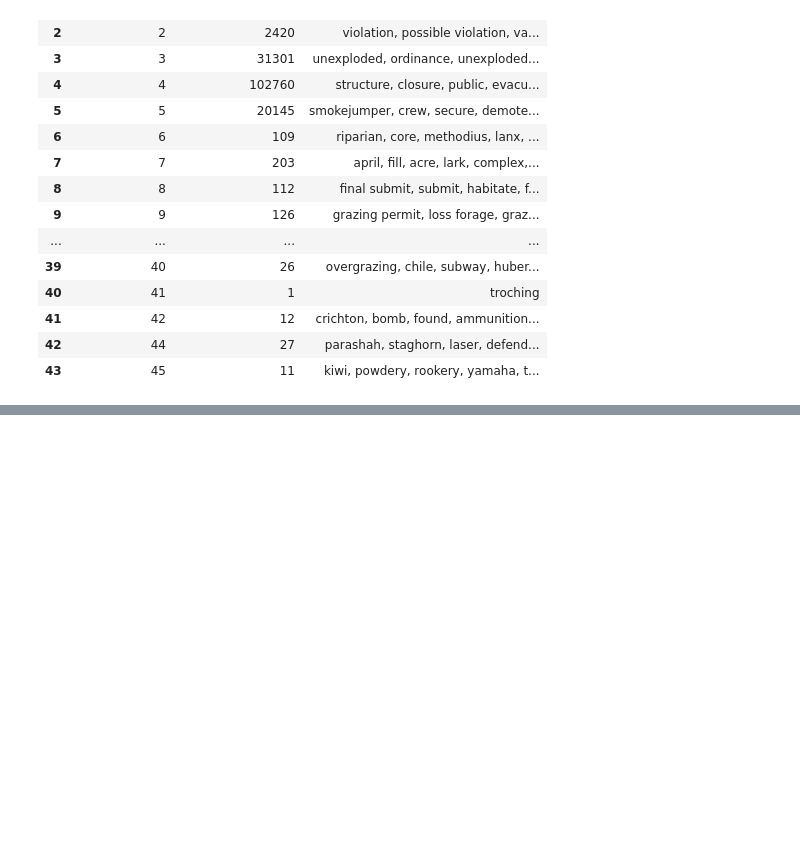
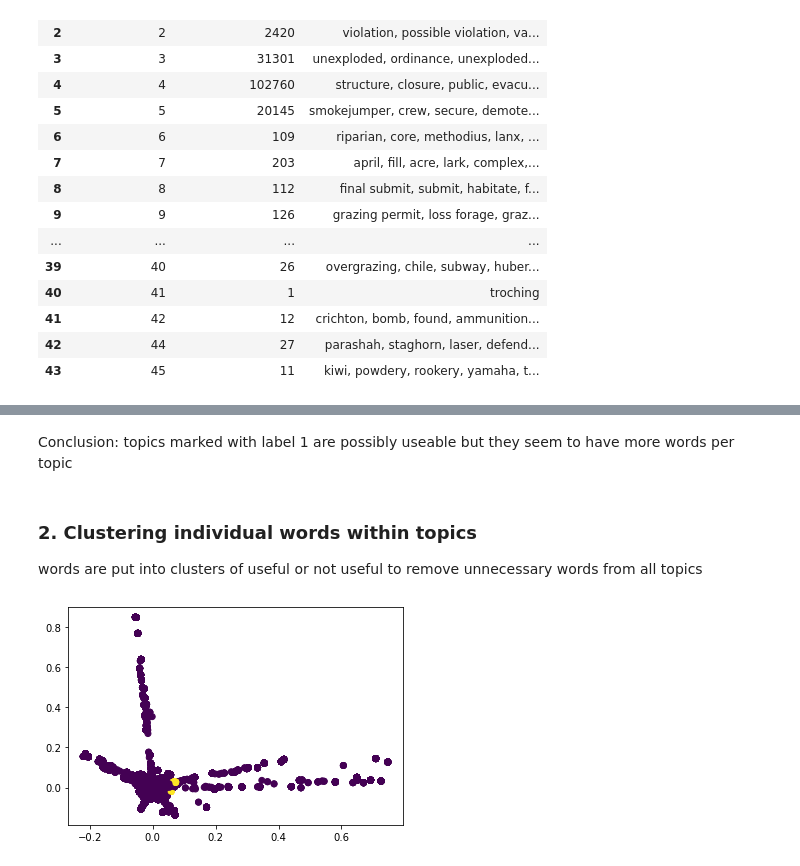
Before and after one commit to nasa/mika, a Jupyter notebook: notebooks/Clustering and Topic Modeling for Hazard Extraction.ipynb, the cells around one changed output, grey strips where cells are left out. Saved outputs shown, nothing was run; the diff lists cells and outputs as text; code cells hidden in the pictures; blank space fills up the shorter version.

```diff
--- a/notebooks/Clustering and Topic Modeling for Hazard Extraction.ipynb
+++ b/notebooks/Clustering and Topic Modeling for Hazard Extraction.ipynb
@@ -305,0 +295,2 @@ results_df
+# %%
+hlda_combined_df['Combined Text']['topic classification'] = predictions
@@ -305,0 +364,20 @@ results_df
+# %% [markdown]
+Conclusion: topics marked with label 1 are possibly useable but they seem to have more words per topic
+# %% [markdown]
+### 2. Clustering individual words within topics
+words are put into clusters of useful or not useful to remove unnecessary words from all topics
+# %%
+X = [word for text in hlda_combined_df['Combined Text']['topic words'].tolist() for word in str(text).split(", ")]
+vectorizer = TfidfVectorizer(sublinear_tf=True, max_df=0.5,stop_words='english', min_df=5)
+X_vec = vectorizer.fit_transform(X)
+# %%
+kmeans = KMeans(n_clusters=2, random_state=33)
+kmeans.fit(X_vec)
+predictions = kmeans.predict(X_vec)
+
+pca = TruncatedSVD(n_components=2).fit(X_vec)
+data2D = pca.transform(X_vec)
+plt.scatter(data2D[:,0], data2D[:,1], c=predictions)
+plt.show()
+# %% [output]
+[figure, added]
```
Also changed, not shown: parts of 15 cells of this notebook, 3 other files.
